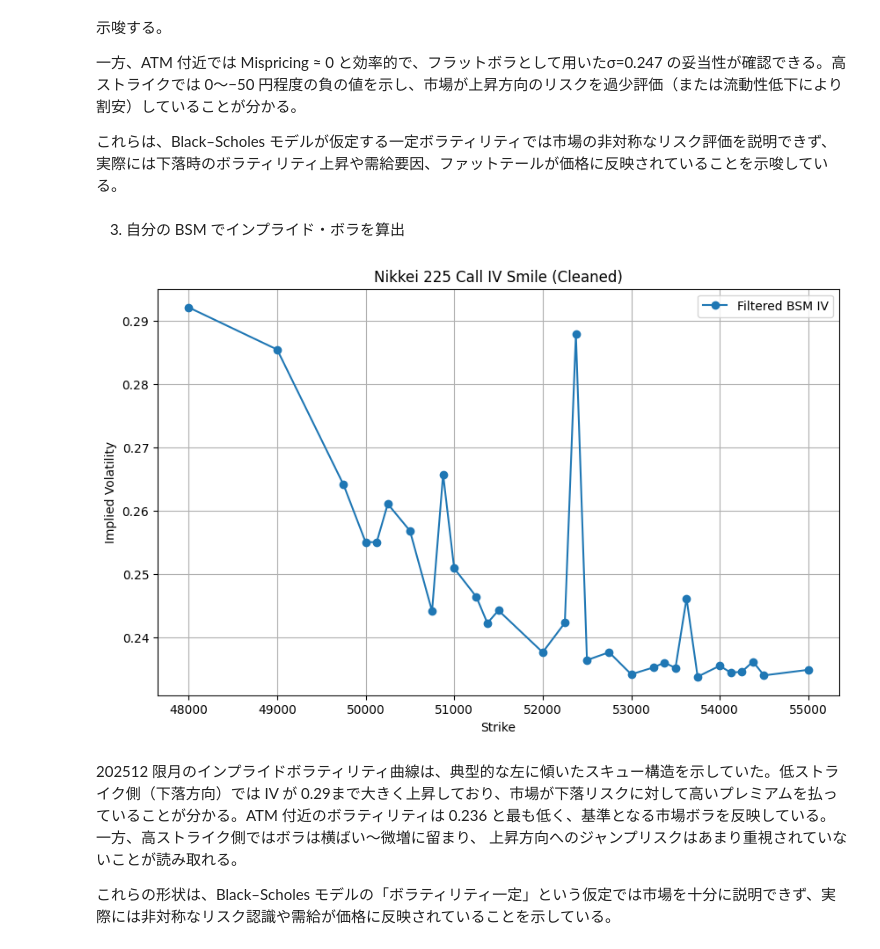
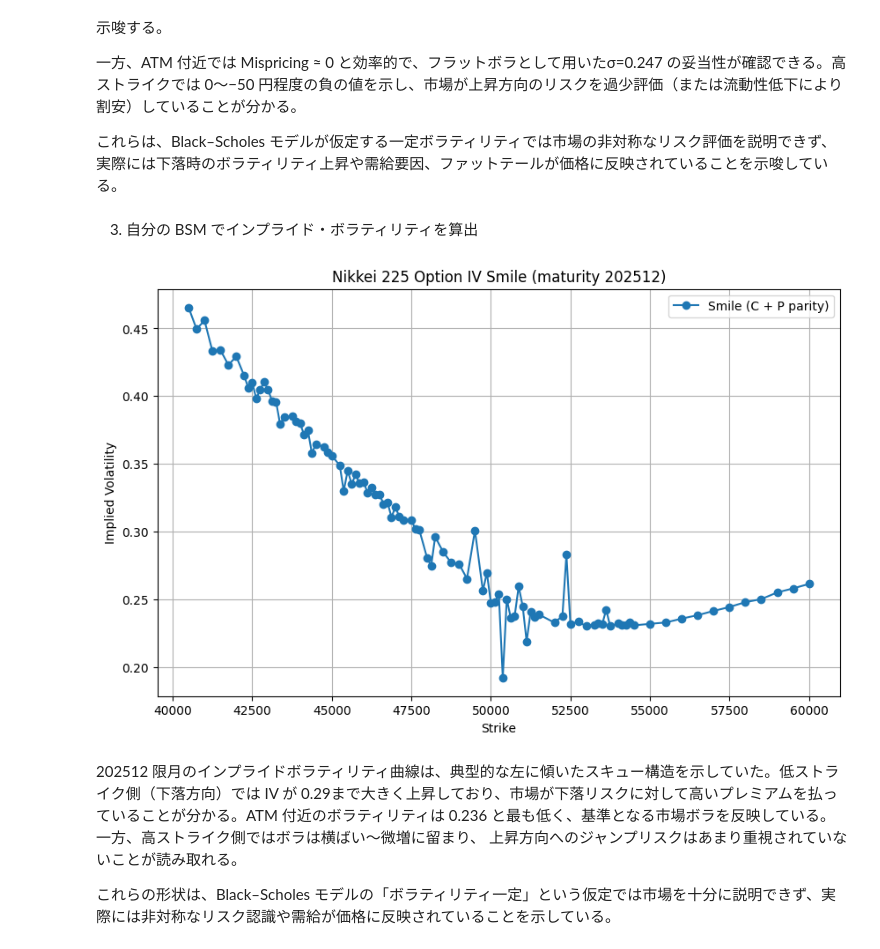
Before and after one commit to harukamasatsugu/Nikkei225options_pricing, a Jupyter notebook: nikkei_option_price.ipynb, the cells around one changed output. Drawn from its saved outputs; the diff is of its cells as text; code cells hidden in the pictures.

```diff
--- a/nikkei_option_price.ipynb
+++ b/nikkei_option_price.ipynb
@@ -117,7 +117,7 @@ sub = nk[(nk["maturity"] == target_mat) & (nk["call_last"] > 1.0)].copy()
 
 # spot & r
 S0 = float(sub["spot"].dropna().iloc[0])
-r  = 0.0
+r  = 0.02
 
 # ATM近辺のIV平均
 atm_band = sub[(sub["strike"] > S0*0.95) & (sub["strike"] < S0*1.05)]
@@ -167,34 +167,67 @@ Mispricing（市場価格 − Black–Scholes 理論価格）をストライク
 
 これらは、Black–Scholes モデルが仮定する一定ボラティリティでは市場の非対称なリスク評価を説明できず、実際には下落時のボラティリティ上昇や需給要因、ファットテールが価格に反映されていることを示唆している。
 # %% [markdown]
-3. 自分の BSM でインプライド・ボラを算出
+3. 自分の BSM でインプライド・ボラティリティを算出
 # %%
-sub2 = sub.copy()
+target_mat = "202512"
 
-sub2 = sub2[
-    (sub2["call_last"] > 5) &
-    (sub2["strike"] > S0*0.9) &
-    (sub2["strike"] < S0*1.1) &
-    (sub2["T"] > 0.02)
+sub = nk[nk["maturity"] == target_mat].copy()
+
+import numpy as np
+
+
+sub2 = sub[
+    (sub["T"] > 0.02) &
+    (sub["strike"] > S0*0.8) &
+    (sub["strike"] < S0*1.2)
 ].copy()
 
+
+sub2["call_from_put"] = np.where(
+    sub2["put_last"] > 5,
+    sub2["put_last"] + S0 - sub2["strike"] * np.exp(-r * sub2["T"]),
+    np.nan
+)
+
+
+sub2["mkt_call_price"] = np.where(
+    sub2["call_last"] > 5,
+    sub2["call_last"],
+    sub2["call_from_put"]
+)
+
+
+sub2["side"] = np.where(sub2["call_last"] > 5, "C", "P")
+
+# 価格が有効な行だけ残す
+sub2 = sub2.dropna(subset=["mkt_call_price"])
+
+# インプライドボラティリティを計算
 sub2["iv_bsm"] = sub2.apply(
-    lambda row: bsm_call_imp_vol(S0, row["strike"], row["T"], r, row["call_last"]),
+    lambda row: bsm_call_imp_vol(
+        S0=S0,
+        K=row["strike"],
+        T=row["T"],
+        r=r,
+        C0=row["mkt_call_price"]
+    ),
     axis=1
 )
 
-sub2 = sub2.dropna(subset=["iv_bsm"]).sort_values("strike")
+# ソート
+sub2 = sub2.sort_values("strike")
 
+# 描画
 plt.figure(figsize=(10,6))
-plt.plot(sub2["strike"], sub2["iv_bsm"], marker="o", label="Filtered BSM IV")
+plt.plot(sub2["strike"], sub2["iv_bsm"], marker="o", label="Smile (C + P parity)")
 plt.xlabel("Strike")
 plt.ylabel("Implied Volatility")
-plt.title("Nikkei 225 Call IV Smile (Cleaned)")
+plt.title(f"Nikkei 225 Option IV Smile (maturity {target_mat})")
 plt.grid(True)
 plt.legend()
 plt.show()
 # %% [output]
-[figure, old version]
+[figure, new version]
 # %% [markdown]
 202512 限月のインプライドボラティリティ曲線は、典型的な左に傾いたスキュー構造を示していた。低ストライク側（下落方向）では IV が 0.29まで大きく上昇しており、市場が下落リスクに対して高いプレミアムを払っていることが分かる。ATM 付近のボラティリティは 0.236 と最も低く、基準となる市場ボラを反映している。一方、高ストライク側ではボラは横ばい〜微増に留まり、
 上昇方向へのジャンプリスクはあまり重視されていないことが読み取れる。
```
Also changed, not shown: parts of 4 cells of this notebook.
